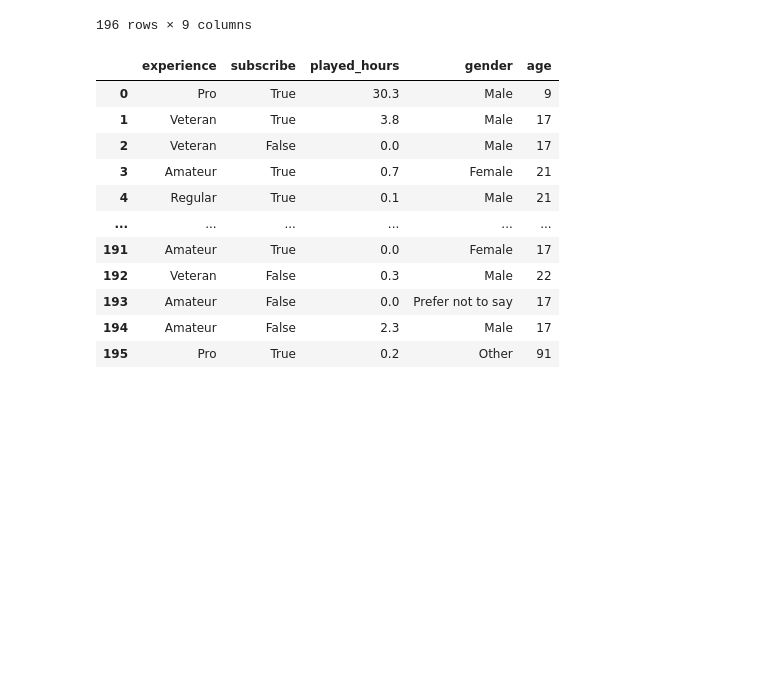
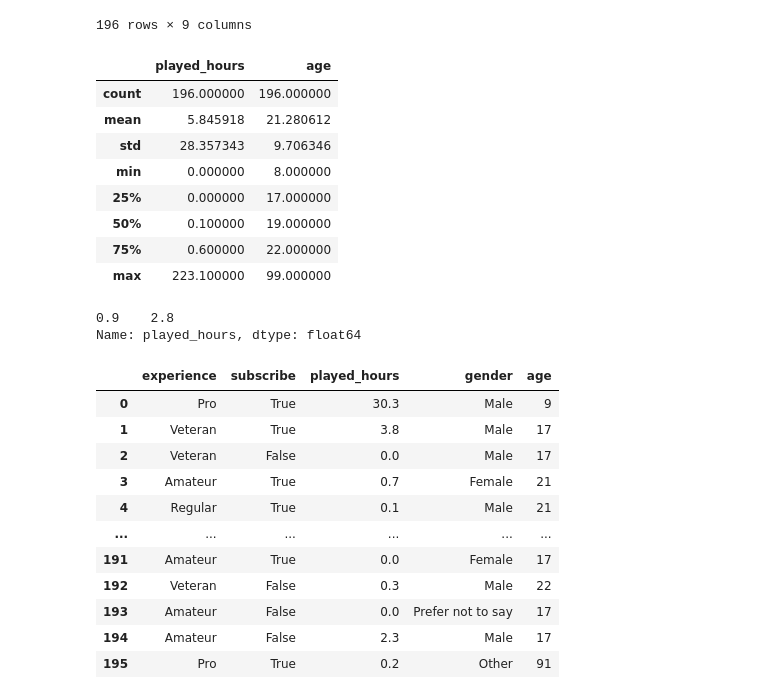
Before and after one commit to Noah-C-H/minecraft_group_project, a Jupyter notebook: Project Final-Copy1.ipynb, the cells around one changed output. Cells and saved outputs as stored; diff of their text form; code cells hidden in the pictures; blank space fills up the shorter version.

```diff
--- a/Project Final-Copy1.ipynb
+++ b/Project Final-Copy1.ipynb
@@ -27,6 +83,25 @@ player_data
 | 194 | Amateur | False | f19e136ddde68f365afc860c725ccff54... | 2.3 | Harlow | Male | 17 | NaN | ... |
 | 195 | Pro | True | d9473710057f7d42f36570f0be83817a4... | 0.2 | Ahmed | Other | 91 | NaN | ... |
 196 rows × 9 columns
+# %%
+summary_stats = player_data[["played_hours","age"]].describe()
+summary_stats
+# %% [output]
+|  | played_hours | age |
+| count | 196.000000 | 196.000000 |
+| mean | 5.845918 | 21.280612 |
+| std | 28.357343 | 9.706346 |
+| min | 0.000000 | 8.000000 |
+| 25% | 0.000000 | 17.000000 |
+| 50% | 0.100000 | 19.000000 |
+| 75% | 0.600000 | 22.000000 |
+| max | 223.100000 | 99.000000 |
+# %%
+bounds = player_data["played_hours"].quantile([0.9])
+ci_bounds
+# %% [output]
+0.9    2.8
+Name: played_hours, dtype: float64
 # %%
 player_relevant_data=player_data.drop(columns=['hashedEmail', 'individualId', 'organizationName', 'name'])
 player_relevant_data
```
Also changed, not shown: parts of 12 cells of this notebook.
